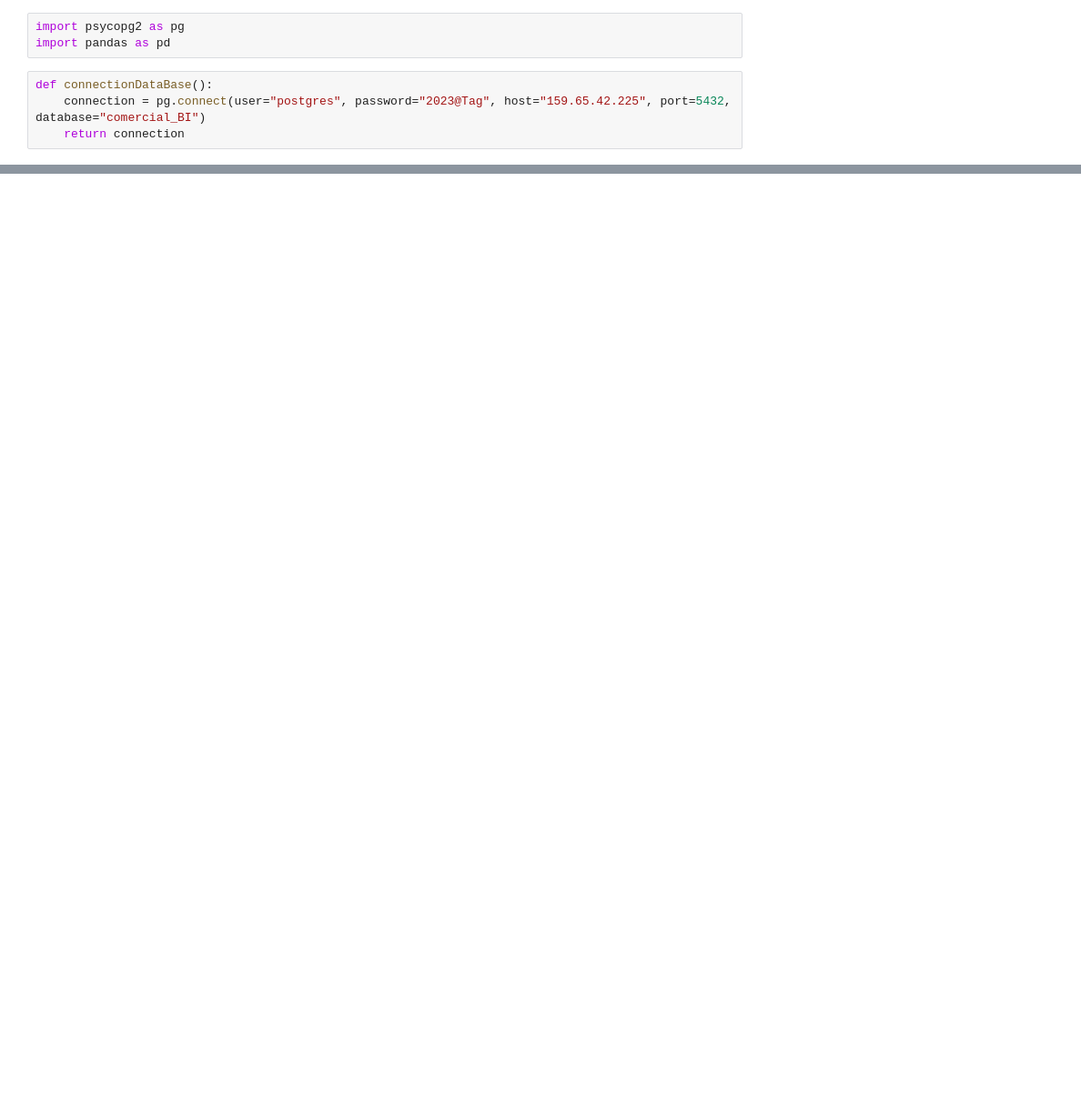
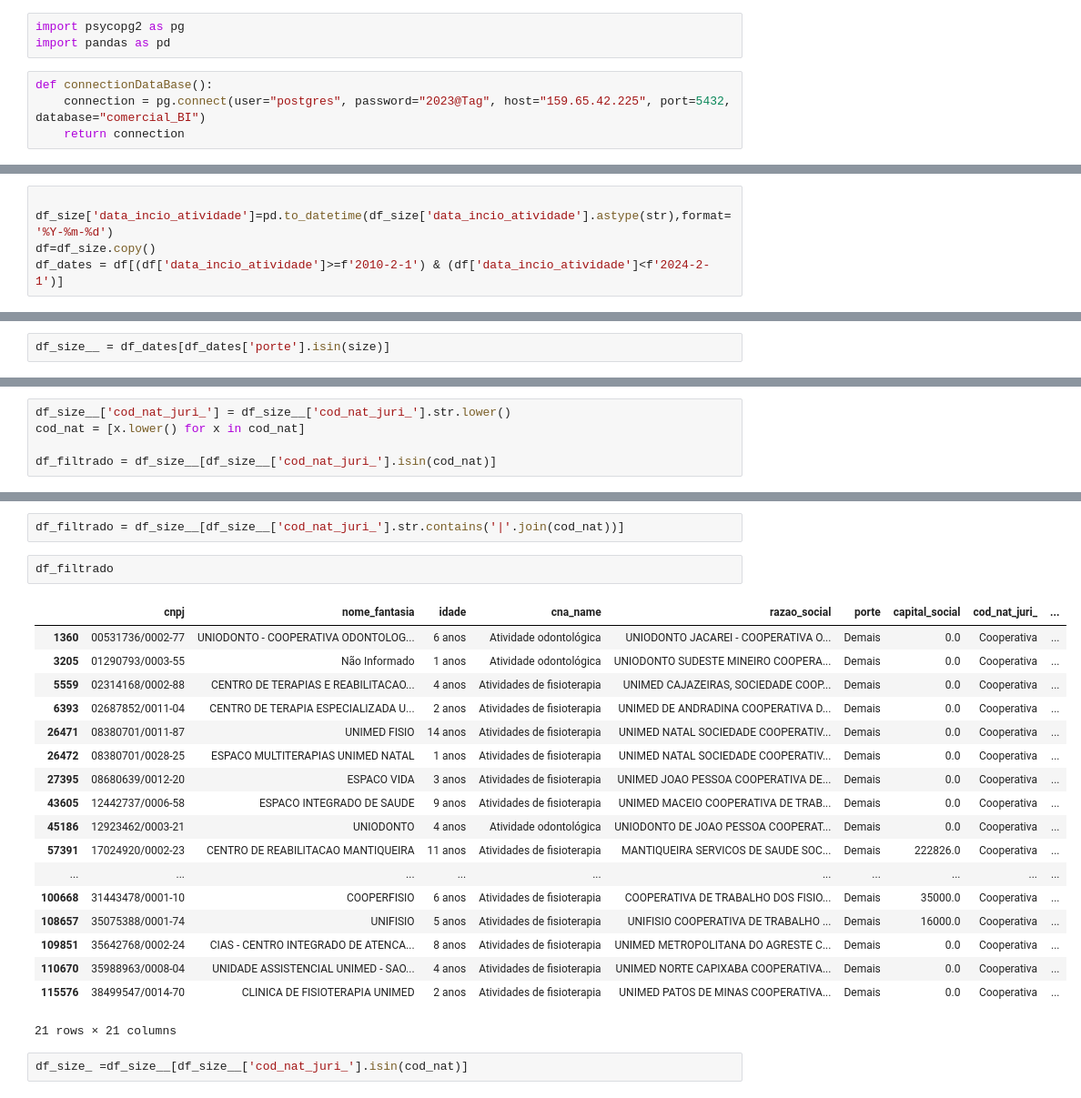
Before and after one commit to sintese-bi/dashboard-cnpj-api, a Jupyter notebook: testes.ipynb, the cells around one changed output, grey strips where cells are left out. Shown at 91% size. Saved outputs shown, nothing was run; the diff lists cells and outputs as text; blank space fills up the shorter version.

```diff
--- a/testes.ipynb
+++ b/testes.ipynb
@@ -168,0 +273,5 @@ df_dez_anos_atras = df[df['dif'] > dez_anos_atras]
+# %%
+
+df_size['data_incio_atividade']=pd.to_datetime(df_size['data_incio_atividade'].astype(str),format='%Y-%m-%d')
+df=df_size.copy()
+df_dates = df[(df['data_incio_atividade']>=f'2010-2-1') & (df['data_incio_atividade']<f'2024-2-1')]
@@ -168,0 +294,2 @@ df_dez_anos_atras = df[df['dif'] > dez_anos_atras]
+# %%
+df_size__ = df_dates[df_dates['porte'].isin(size)]
@@ -168,0 +312,5 @@ df_dez_anos_atras = df[df['dif'] > dez_anos_atras]
+# %%
+df_size__['cod_nat_juri_'] = df_size__['cod_nat_juri_'].str.lower()
+cod_nat = [x.lower() for x in cod_nat]
+
+df_filtrado = df_size__[df_size__['cod_nat_juri_'].isin(cod_nat)]
@@ -168,0 +371,25 @@ df_dez_anos_atras = df[df['dif'] > dez_anos_atras]
+# %%
+df_filtrado = df_size__[df_size__['cod_nat_juri_'].str.contains('|'.join(cod_nat))]
+# %%
+df_filtrado
+# %% [output]
+|  | cnpj | nome_fantasia | idade | cna_name | razao_social | porte | capital_social | cod_nat_juri_ | ... |
+| 1360 | 00531736/0002-77 | UNIODONTO - COOPERATIVA ODONTOLOG... | 6 anos | Atividade odontológica | UNIODONTO JACAREI - COOPERATIVA O... | Demais | 0.0 | Cooperativa | ... |
+| 3205 | 01290793/0003-55 | Não Informado | 1 anos | Atividade odontológica | UNIODONTO SUDESTE MINEIRO COOPERA... | Demais | 0.0 | Cooperativa | ... |
+| 5559 | 02314168/0002-88 | CENTRO DE TERAPIAS E REABILITACAO... | 4 anos | Atividades de fisioterapia | UNIMED CAJAZEIRAS, SOCIEDADE COOP... | Demais | 0.0 | Cooperativa | ... |
+| 6393 | 02687852/0011-04 | CENTRO DE TERAPIA ESPECIALIZADA U... | 2 anos | Atividades de fisioterapia | UNIMED DE ANDRADINA COOPERATIVA D... | Demais | 0.0 | Cooperativa | ... |
+| 26471 | 08380701/0011-87 | UNIMED FISIO | 14 anos | Atividades de fisioterapia | UNIMED NATAL SOCIEDADE COOPERATIV... | Demais | 0.0 | Cooperativa | ... |
+| 26472 | 08380701/0028-25 | ESPACO MULTITERAPIAS UNIMED NATAL | 1 anos | Atividades de fisioterapia | UNIMED NATAL SOCIEDADE COOPERATIV... | Demais | 0.0 | Cooperativa | ... |
+| 27395 | 08680639/0012-20 | ESPACO VIDA | 3 anos | Atividades de fisioterapia | UNIMED JOAO PESSOA COOPERATIVA DE... | Demais | 0.0 | Cooperativa | ... |
+| 43605 | 12442737/0006-58 | ESPACO INTEGRADO DE SAUDE | 9 anos | Atividades de fisioterapia | UNIMED MACEIO COOPERATIVA DE TRAB... | Demais | 0.0 | Cooperativa | ... |
+| 45186 | 12923462/0003-21 | UNIODONTO | 4 anos | Atividade odontológica | UNIODONTO DE JOAO PESSOA COOPERAT... | Demais | 0.0 | Cooperativa | ... |
+| 57391 | 17024920/0002-23 | CENTRO DE REABILITACAO MANTIQUEIRA | 11 anos | Atividades de fisioterapia | MANTIQUEIRA SERVICOS DE SAUDE SOC... | Demais | 222826.0 | Cooperativa | ... |
+| ... | ... | ... | ... | ... | ... | ... | ... | ... | ... |
+| 100668 | 31443478/0001-10 | COOPERFISIO | 6 anos | Atividades de fisioterapia | COOPERATIVA DE TRABALHO DOS FISIO... | Demais | 35000.0 | Cooperativa | ... |
+| 108657 | 35075388/0001-74 | UNIFISIO | 5 anos | Atividades de fisioterapia | UNIFISIO COOPERATIVA DE TRABALHO ... | Demais | 16000.0 | Cooperativa | ... |
+| 109851 | 35642768/0002-24 | CIAS - CENTRO INTEGRADO DE ATENCA... | 8 anos | Atividades de fisioterapia | UNIMED METROPOLITANA DO AGRESTE C... | Demais | 0.0 | Cooperativa | ... |
+| 110670 | 35988963/0008-04 | UNIDADE ASSISTENCIAL UNIMED - SAO... | 4 anos | Atividades de fisioterapia | UNIMED NORTE CAPIXABA COOPERATIVA... | Demais | 0.0 | Cooperativa | ... |
+| 115576 | 38499547/0014-70 | CLINICA DE FISIOTERAPIA UNIMED | 2 anos | Atividades de fisioterapia | UNIMED PATOS DE MINAS COOPERATIVA... | Demais | 0.0 | Cooperativa | ... |
+21 rows × 21 columns
+# %%
+df_size_ =df_size__[df_size__['cod_nat_juri_'].isin(cod_nat)]
```
Also changed, not shown: parts of 96 cells of this notebook, 3 other files.
